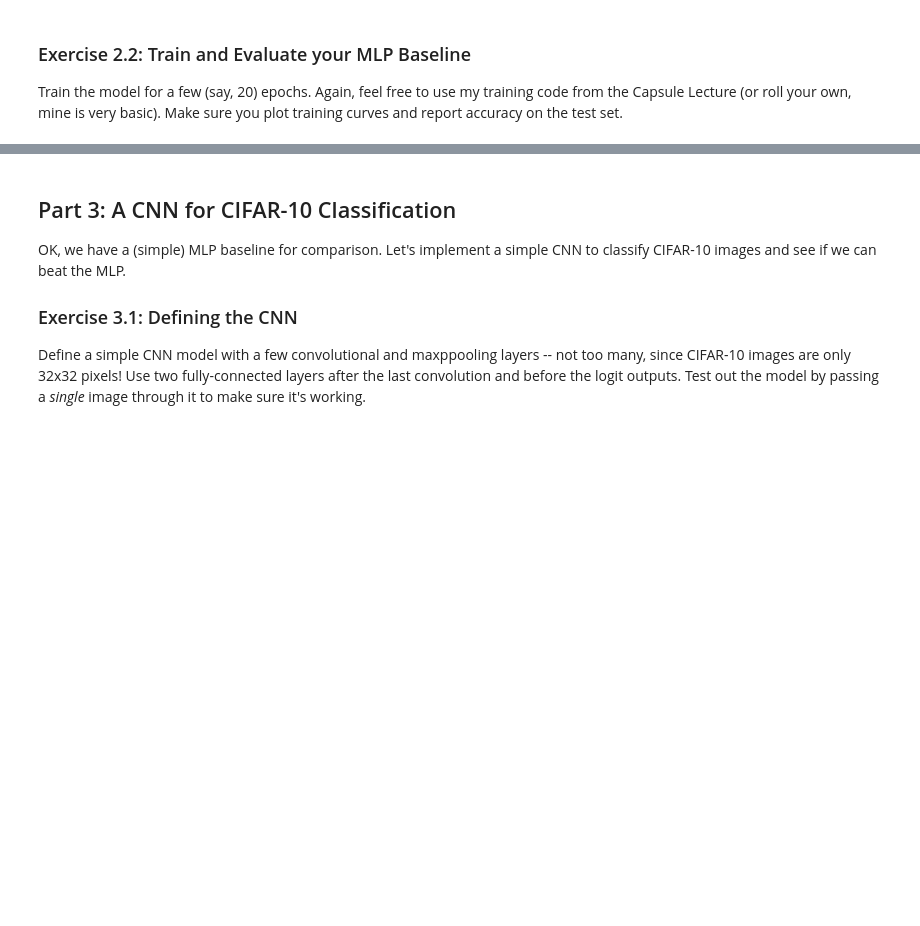
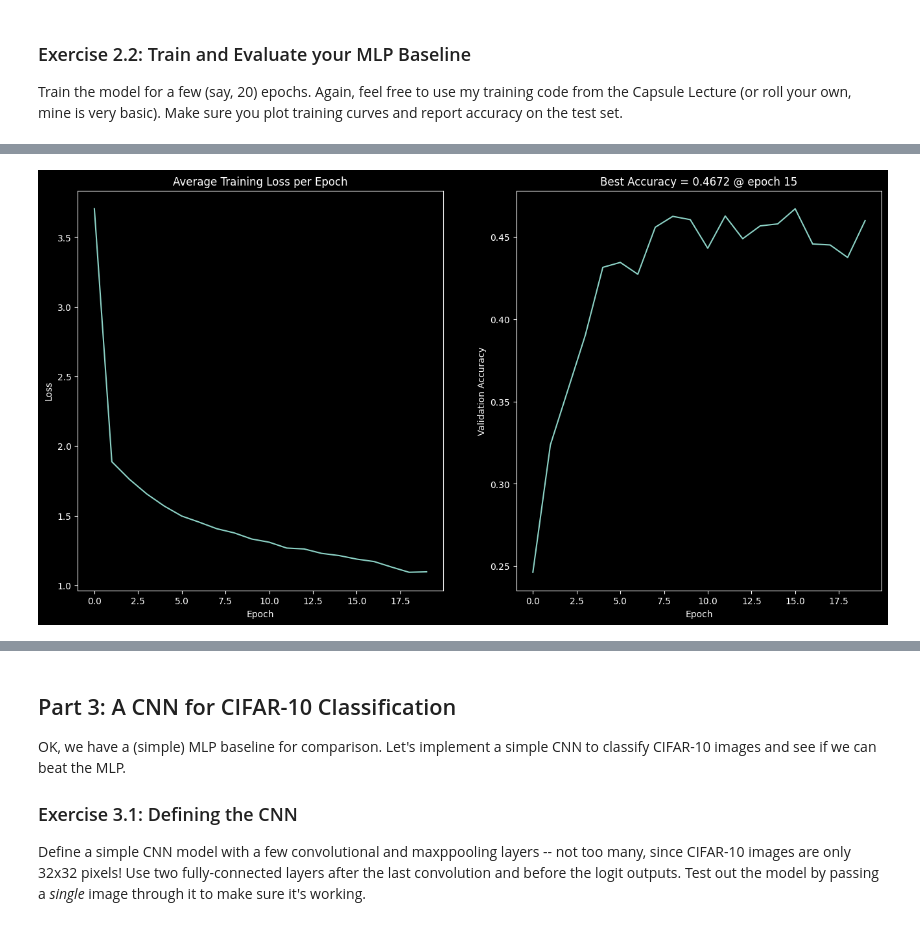
Before and after one commit to Pampaj7/FMLab, a Jupyter notebook: 5FML-Pampaloni-CNNs.ipynb, the cells around one changed output, grey strips where cells are left out. Drawn from its saved outputs; the diff is of its cells as text; code cells hidden in the pictures; blank space fills up the shorter version.

```diff
--- a/5FML-Pampaloni-CNNs.ipynb
+++ b/5FML-Pampaloni-CNNs.ipynb
@@ -17,14 +17,5 @@ import torch
 import torch.nn as nn
 import torch.nn.functional as F
 
-device = (
-    "cuda"
-    if torch.cuda.is_available()
-    else "mps"
-    if torch.backends.mps.is_available()
-    else "cpu"
-)
-
-
-print(f"Using {device} device")
+torch.cuda.is_available()
 # %% [output]
@@ -68,4 +254,80 @@ Define a simple Multilayer Perceptron to classify the CIFAR-10 images. Define it
 
 Train the model for a few (say, 20) epochs. Again, feel free to use my training code from the Capsule Lecture (or roll your own, mine is very basic). Make sure you plot training curves and report accuracy on the test set.
 # %%
-# Your code here.
+from tqdm import tqdm
+from sklearn.metrics import accuracy_score, classification_report
+
+# Function to train a model for a single epoch over the data loader.
+
+def train_epoch(model, dl, opt, epoch='Unknown', device='cpu'):
+    model.train()
+    losses = []
+    for (xs, ys) in tqdm(dl, desc=f'Training epoch {epoch}', leave=True):
+        xs = xs.to(device)
+        ys = ys.to(device)
+        opt.zero_grad()
+        logits = model(xs)
+        loss = F.cross_entropy(logits, ys)
+        loss.backward()
+        optimizer.step()
+        losses.append(loss.item())
+    return np.mean(losses)
+
+# Function to evaluate model over all samples in the data loader.
+
+
+def evaluate_model(model, dl, device='cpu'):
+    model.eval()
+    predictions = []
+    gts = []
+    for (xs, ys) in tqdm(dl, desc='Evaluating', leave=False):
+        xs = xs.to(device)
+        preds = torch.argmax(model(xs), dim=1)
+        gts.append(ys)
+        predictions.append(preds.detach().cpu().numpy())
+
+    # Return accuracy score and classification report.
+    return (accuracy_score(np.hstack(gts), np.hstack(predictions)),
+            classification_report(np.hstack(gts), np.hstack(predictions), zero_division=0, digits=3))
+
+# Simple function to plot the loss curve and validation accuracy.
+def plot_validation_curves(losses_and_accs):
+    losses = [x for (x, _) in losses_and_accs]
+    accs = [x for (_, x) in losses_and_accs]
+    plt.figure(figsize=(16, 8))
+    plt.subplot(1, 2, 1)
+    plt.plot(losses)
+    plt.xlabel('Epoch')
+    plt.ylabel('Loss')
+    plt.title('Average Training Loss per Epoch')
+    plt.subplot(1, 2, 2)
+    plt.plot(accs)
+    plt.xlabel('Epoch')
+    plt.ylabel('Validation Accuracy')
+    plt.title(f'Best Accuracy = {np.max(accs)} @ epoch {np.argmax(accs)}')
+
+# Simple function to count the parameters in a model.
+def count_parameters(model):
+    return np.sum([p.numel() for p in model.parameters()])
+
+# Training hyperparameters.
+device = 'cuda'
+lr = 0.01
+epochs = 20
+
+# Instantiate our model and optimizer.
+model_mlp = MLP(512).to(device)
+optimizer = torch.optim.Adam(model_mlp.parameters(), lr=lr)
+
+# Training loop
+losses_and_accs = []
+for epoch in range(epochs):
+    loss = train_epoch(model_mlp, dl_train, optimizer, epoch, device=device)
+    (val_acc, _) = evaluate_model(model_mlp, dl_val, device=device)
+    losses_and_accs.append((loss, val_acc))
+
+# And finally plot the curves.
+plot_validation_curves(losses_and_accs)
+print(
+    f'Accuracy report on TEST\n: {evaluate_model(model_mlp, dl_test, device=device)[1]}')
+# %% [output]
@@ -71,0 +351 @@ Train the model for a few (say, 20) epochs. Again, feel free to use my training
+[figure, added]
```
Also changed, not shown: parts of 18 cells of this notebook, 1 other file.
